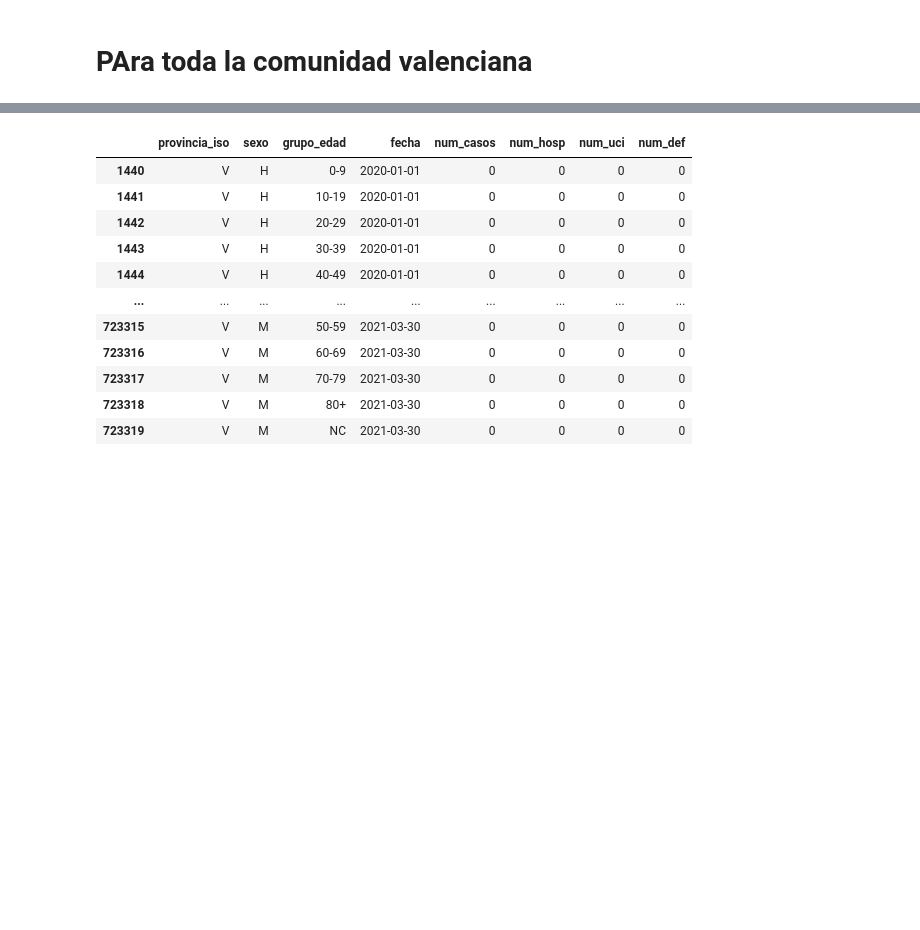
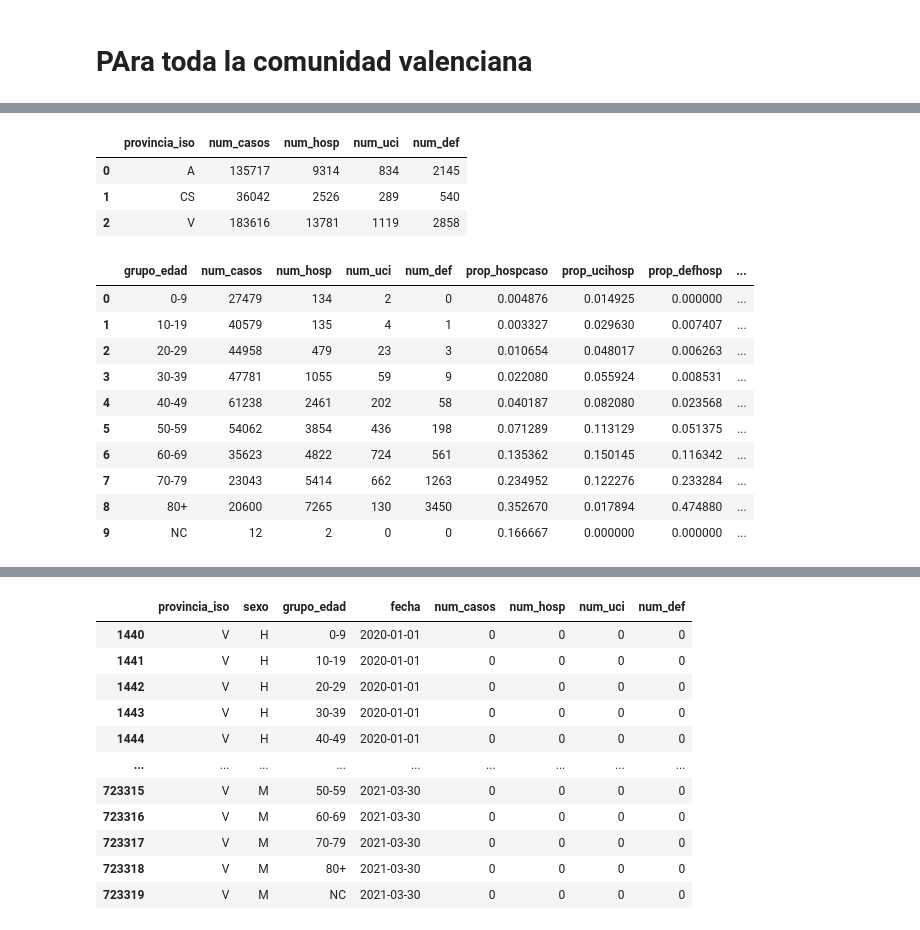
Before and after one commit to jamg-upv/CAHOS19, a Jupyter notebook: WPOMgeneradorDatosCovidSerieRenave.ipynb, the cells around one changed output, grey strips where cells are left out. Saved outputs shown, nothing was run; the diff lists cells and outputs as text; code cells hidden in the pictures; blank space fills up the shorter version.

```diff
--- a/WPOMgeneradorDatosCovidSerieRenave.ipynb
+++ b/WPOMgeneradorDatosCovidSerieRenave.ipynb
@@ -175,3 +231,11 @@ data2
 27300 rows × 8 columns
 # %% [markdown]
 # PAra toda la comunidad valenciana
+# %%
+start_date = '2020-09-01'
+end_date = '2021-03-24'
+after_start_date = data['fecha'] >= start_date
+before_end_date = data['fecha'] <= end_date
+between_two_dates = after_start_date & before_end_date
+filtered_dates2 = data2.loc[between_two_dates]
+filtered_dates2
@@ -177,0 +256,29 @@ data2
+# %%
+total2=filtered_dates2.groupby(['provincia_iso'], as_index=False).agg(sum)
+#as index false es vital para que no cree una serie sino un dataframe donde pueda apuntar a las variables https://realpython.com/pandas-groupby/
+total2
+# %% [output]
+|  | provincia_iso | num_casos | num_hosp | num_uci | num_def |
+| 0 | A | 135717 | 9314 | 834 | 2145 |
+| 1 | CS | 36042 | 2526 | 289 | 540 |
+| 2 | V | 183616 | 13781 | 1119 | 2858 |
+# %%
+total_byage2=filtered_dates2.groupby(['grupo_edad'], as_index=False).agg(sum)
+total_byage2['prop_hospcaso']=total_byage2['num_hosp']/total_byage2['num_casos']
+total_byage2['prop_ucihosp']=total_byage2['num_uci']/total_byage2['num_hosp']
+total_byage2['prop_defhosp']=total_byage2['num_def']/total_byage2['num_hosp']
+total_byage2['prop_defuci']=total_byage2['num_def']/total_byage2['num_uci']
+total_byage2
+### representar visualmente los resultados para comparar homres y mujeres por rando de edad
+# %% [output]
+|  | grupo_edad | num_casos | num_hosp | num_uci | num_def | prop_hospcaso | prop_ucihosp | prop_defhosp | ... |
+| 0 | 0-9 | 27479 | 134 | 2 | 0 | 0.004876 | 0.014925 | 0.000000 | ... |
+| 1 | 10-19 | 40579 | 135 | 4 | 1 | 0.003327 | 0.029630 | 0.007407 | ... |
+| 2 | 20-29 | 44958 | 479 | 23 | 3 | 0.010654 | 0.048017 | 0.006263 | ... |
+| 3 | 30-39 | 47781 | 1055 | 59 | 9 | 0.022080 | 0.055924 | 0.008531 | ... |
+| 4 | 40-49 | 61238 | 2461 | 202 | 58 | 0.040187 | 0.082080 | 0.023568 | ... |
+| 5 | 50-59 | 54062 | 3854 | 436 | 198 | 0.071289 | 0.113129 | 0.051375 | ... |
+| 6 | 60-69 | 35623 | 4822 | 724 | 561 | 0.135362 | 0.150145 | 0.116342 | ... |
+| 7 | 70-79 | 23043 | 5414 | 662 | 1263 | 0.234952 | 0.122276 | 0.233284 | ... |
+| 8 | 80+ | 20600 | 7265 | 130 | 3450 | 0.352670 | 0.017894 | 0.474880 | ... |
+| 9 | NC | 12 | 2 | 0 | 0 | 0.166667 | 0.000000 | 0.000000 | ... |
```
Also changed, not shown: parts of 8 cells of this notebook.
